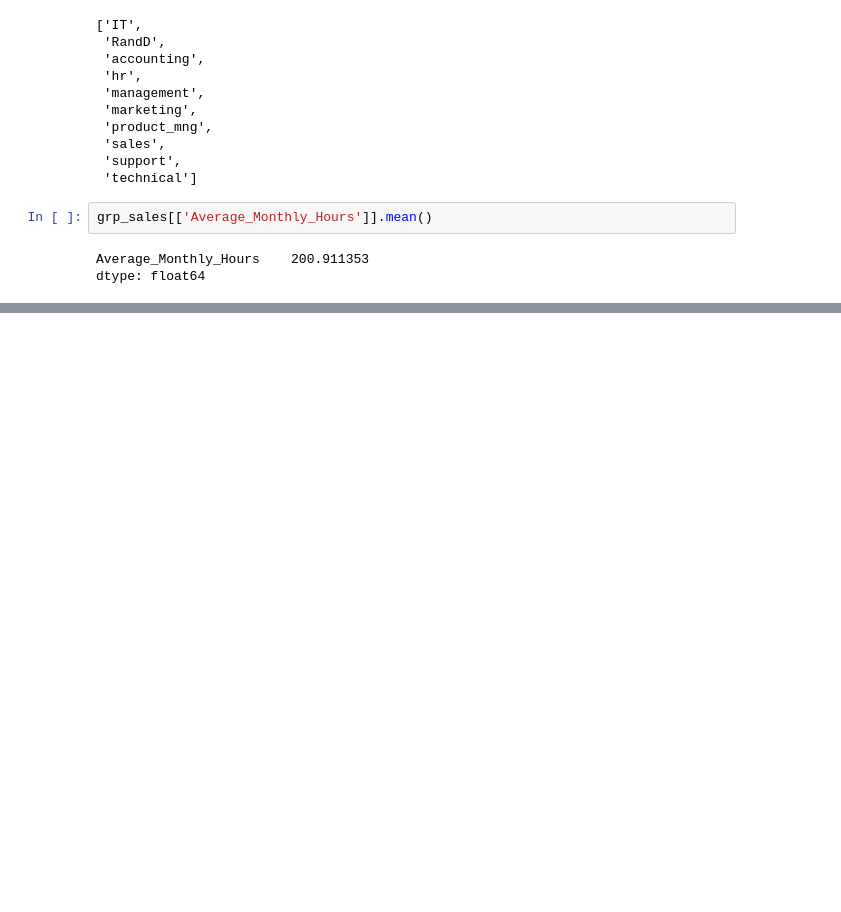
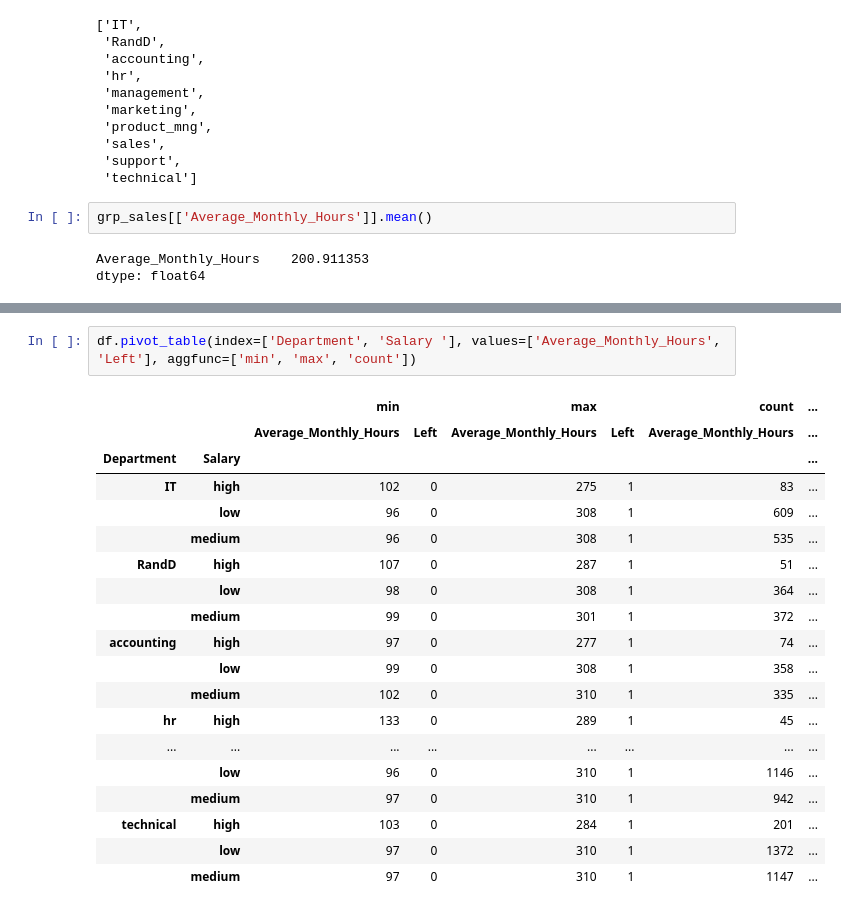
Before and after one commit to sangu0005/data_analysis_workspace, a Jupyter notebook: Hr_Data.ipynb, the cells around one changed output, grey strips where cells are left out. Cells and saved outputs as stored; diff of their text form; blank space fills up the shorter version.

```diff
--- a/Hr_Data.ipynb
+++ b/Hr_Data.ipynb
@@ -200,0 +238,22 @@ dtype: float64
+# %%
+df.pivot_table(index=['Department', 'Salary '], values=['Average_Monthly_Hours', 'Left'], aggfunc=['min', 'max', 'count'])
+# %% [output]
+|  |  | min |  | max |  | count | ... |
+|  |  | Average_Monthly_Hours | Left | Average_Monthly_Hours | Left | Average_Monthly_Hours | ... |
+| Department | Salary |  |  |  |  |  | ... |
+| IT | high | 102 | 0 | 275 | 1 | 83 | ... |
+|  | low | 96 | 0 | 308 | 1 | 609 | ... |
+|  | medium | 96 | 0 | 308 | 1 | 535 | ... |
+| RandD | high | 107 | 0 | 287 | 1 | 51 | ... |
+|  | low | 98 | 0 | 308 | 1 | 364 | ... |
+|  | medium | 99 | 0 | 301 | 1 | 372 | ... |
+| accounting | high | 97 | 0 | 277 | 1 | 74 | ... |
+|  | low | 99 | 0 | 308 | 1 | 358 | ... |
+|  | medium | 102 | 0 | 310 | 1 | 335 | ... |
+| hr | high | 133 | 0 | 289 | 1 | 45 | ... |
+| ... | ... | ... | ... | ... | ... | ... | ... |
+|  | low | 96 | 0 | 310 | 1 | 1146 | ... |
+|  | medium | 97 | 0 | 310 | 1 | 942 | ... |
+| technical | high | 103 | 0 | 284 | 1 | 201 | ... |
+|  | low | 97 | 0 | 310 | 1 | 1372 | ... |
+|  | medium | 97 | 0 | 310 | 1 | 1147 | ... |
```
Also changed, not shown: parts of 3 cells of this notebook.
